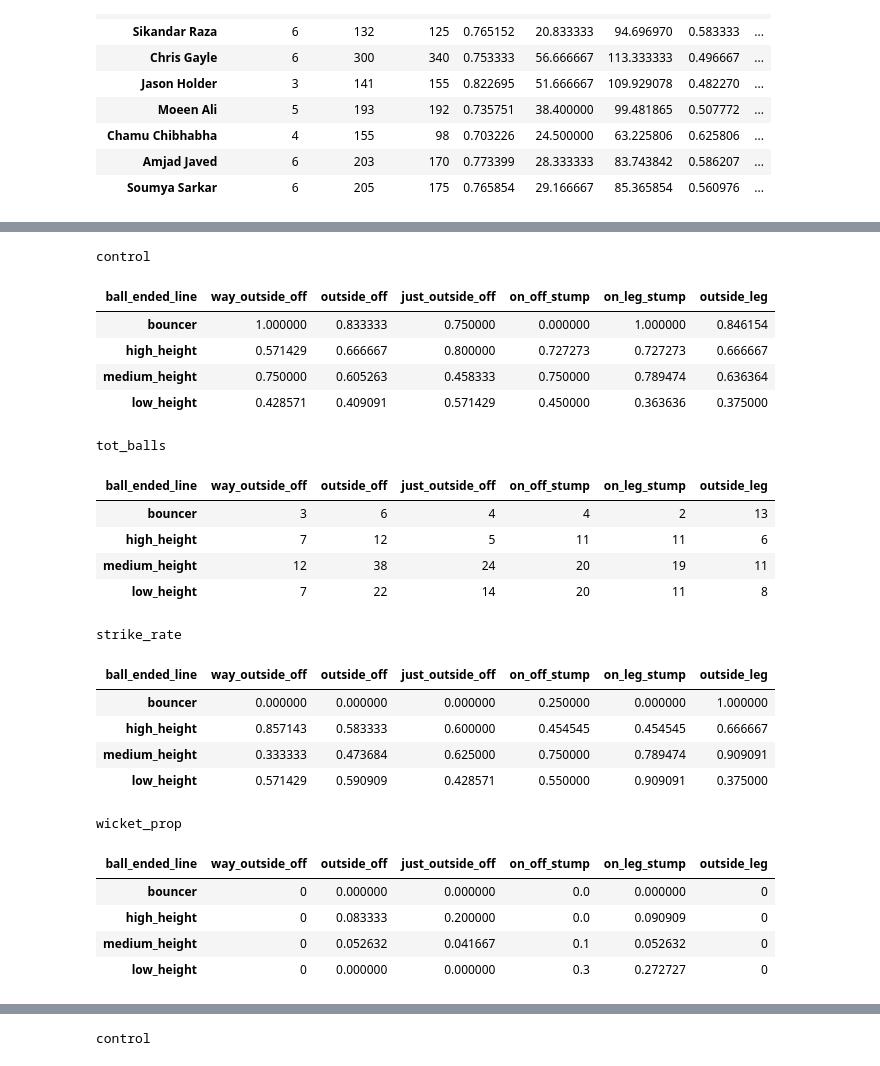
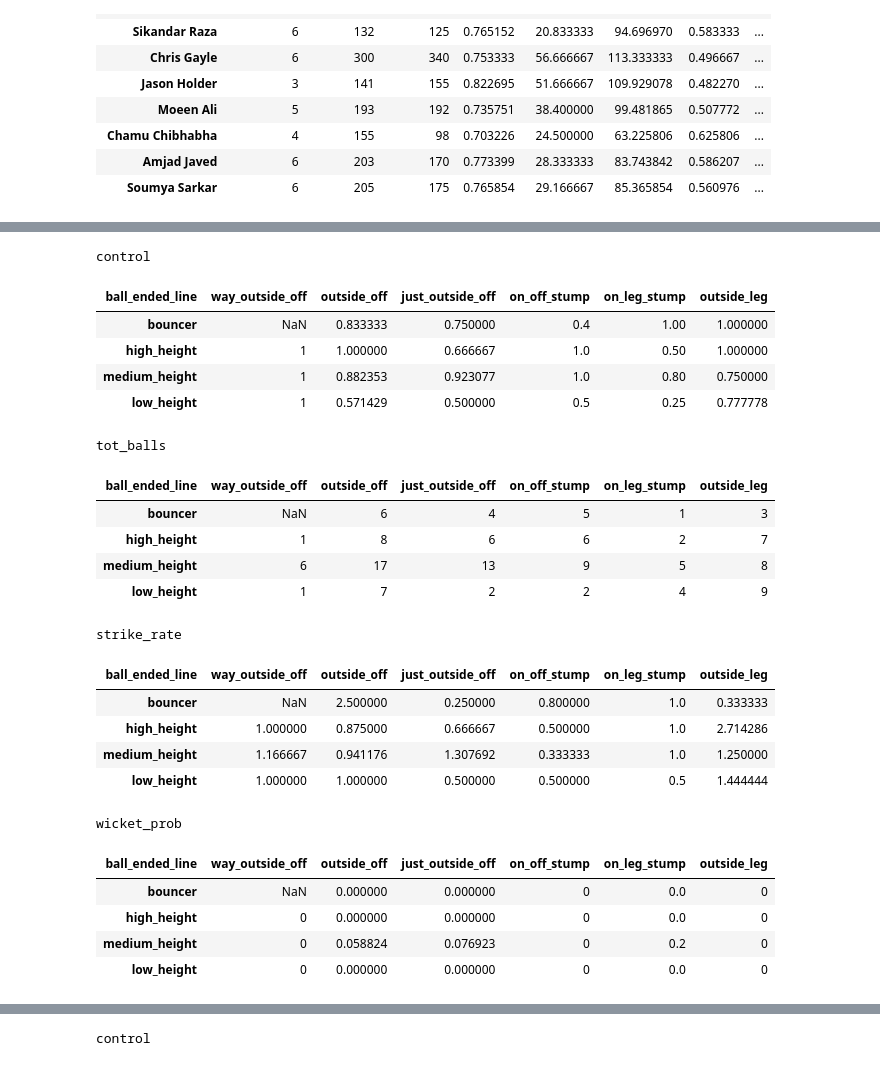
Before and after one commit to rishsriv/cricket-wc2015, a Jupyter notebook: wc_analysis.ipynb, the cells around one changed output, grey strips where cells are left out. Drawn from its saved outputs; the diff is of its cells as text; code cells hidden in the pictures.

```diff
--- a/wc_analysis.ipynb
+++ b/wc_analysis.ipynb
@@ -112,13 +112,15 @@ def left_hander_standardization(row):
 # %%
 df['ended_x'], df['landing_x'] = zip(*df.apply(left_hander_standardization, axis=1))
 # %%
-df['dummy_ball'] = 1
+df['dummy_ball'] = ~((df.extras_type == 'Wd') | (df.extras_type == 'Nb'))
 df['dot_ball'] = df['runs_w_extras'] == 0
 df['single'] = df['runs_batter'] == 1
 df['double'] = df['runs_batter'] == 2
 df['triple'] = df['runs_batter'] == 3
 df['four'] = (df['runs_batter'] == 4) | (df['runs_batter'] == 5)
 df['six'] = df['runs_batter'] == 6
+# %%
+df['dummy_ball'] = df['dummy_ball'].astype(int)
 # %%
 def get_height(i):
     if i <=0.5: return 'low_height'
@@ -557,16 +689,16 @@ batsmen_agg.ix[['David Warner', 'Aaron Finch', 'Steven Smith', 'Michael Clarke',
 # %%
 def get_batsman(batter, pace = True):
     if pace:
-        a = pd.pivot_table(data = df[(df.batsman_name==batter) & (df.ball_speed > 70)], values='control', index='ball_height', columns='ball_ended_line', aggfunc=np.mean)[['way_outside_off', 'outside_off', 'just_outside_off', 'on_off_stump', 'on_leg_stump', 'outside_leg']].ix[['bouncer', 'high_height', 'medium_height', 'low_height']]
-        b = pd.pivot_table(data = df[(df.batsman_name==batter) & (df.ball_speed > 70)], values='dummy_ball', index='ball_height', columns='ball_ended_line', aggfunc=np.sum)[['way_outside_off', 'outside_off', 'just_outside_off', 'on_off_stump', 'on_leg_stump', 'outside_leg']].ix[['bouncer', 'high_height', 'medium_height', 'low_height']]
-        c = pd.pivot_table(data = df[(df.batsman_name==batter) & (df.ball_speed > 70)], values='runs_batter', index='ball_height', columns='ball_ended_line', aggfunc=np.mean)[['way_outside_off', 'outside_off', 'just_outside_off', 'on_off_stump', 'on_leg_stump', 'outside_leg']].ix[['bouncer', 'high_height', 'medium_height', 'low_height']]
-        d = pd.pivot_table(data = df[(df.batsman_name==batter) & (df.ball_speed > 70)], values='bowler_wicket', index='ball_height', columns='ball_ended_line', aggfunc=np.mean)[['way_outside_off', 'outside_off', 'just_outside_off', 'on_off_stump', 'on_leg_stump', 'outside_leg']].ix[['bouncer', 'high_height', 'medium_height', 'low_height']]
+        a = pd.pivot_table(data = df[(df.batsman_name==batter) & (df.ball_speed > 70) & (df.dummy_ball == 1)], values='control', index='ball_height', columns='ball_ended_line', aggfunc=np.mean)[['way_outside_off', 'outside_off', 'just_outside_off', 'on_off_stump', 'on_leg_stump', 'outside_leg']].ix[['bouncer', 'high_height', 'medium_height', 'low_height']]
+        b = pd.pivot_table(data = df[(df.batsman_name==batter) & (df.ball_speed > 70) & (df.dummy_ball == 1)], values='dummy_ball', index='ball_height', columns='ball_ended_line', aggfunc=np.sum)[['way_outside_off', 'outside_off', 'just_outside_off', 'on_off_stump', 'on_leg_stump', 'outside_leg']].ix[['bouncer', 'high_height', 'medium_height', 'low_height']]
+        c = pd.pivot_table(data = df[(df.batsman_name==batter) & (df.ball_speed > 70) & (df.dummy_ball == 1)], values='runs_batter', index='ball_height', columns='ball_ended_line', aggfunc=np.mean)[['way_outside_off', 'outside_off', 'just_outside_off', 'on_off_stump', 'on_leg_stump', 'outside_leg']].ix[['bouncer', 'high_height', 'medium_height', 'low_height']]
+        d = pd.pivot_table(data = df[(df.batsman_name==batter) & (df.ball_speed > 70) & (df.dummy_ball == 1)], values='bowler_wicket', index='ball_height', columns='ball_ended_line', aggfunc=np.mean)[['way_outside_off', 'outside_off', 'just_outside_off', 'on_off_stump', 'on_leg_stump', 'outside_leg']].ix[['bouncer', 'high_height', 'medium_height', 'low_height']]
         return a, b, c, d
     else:
-        a = pd.pivot_table(data = df[(df.batsman_name==batter) & (df.ball_speed <= 70)], values='control', index='ball_height', columns='ball_ended_line', aggfunc=np.mean)[['way_outside_off', 'outside_off', 'just_outside_off', 'on_off_stump', 'on_leg_stump', 'outside_leg']].ix[['bouncer', 'high_height', 'medium_height', 'low_height']]
-        b = pd.pivot_table(data = df[(df.batsman_name==batter) & (df.ball_speed <= 70)], values='dummy_ball', index='ball_height', columns='ball_ended_line', aggfunc=np.sum)[['way_outside_off', 'outside_off', 'just_outside_off', 'on_off_stump', 'on_leg_stump', 'outside_leg']].ix[['bouncer', 'high_height', 'medium_height', 'low_height']]
-        c = pd.pivot_table(data = df[(df.batsman_name==batter) & (df.ball_speed <= 70)], values='runs_batter', index='ball_height', columns='ball_ended_line', aggfunc=np.mean)[['way_outside_off', 'outside_off', 'just_outside_off', 'on_off_stump', 'on_leg_stump', 'outside_leg']].ix[['bouncer', 'high_height', 'medium_height', 'low_height']]
-        d = pd.pivot_table(data = df[(df.batsman_name==batter) & (df.ball_speed <= 70)], values='bowler_wicket', index='ball_height', columns='ball_ended_line', aggfunc=np.mean)[['way_outside_off', 'outside_off', 'just_outside_off', 'on_off_stump', 'on_leg_stump', 'outside_leg']].ix[['bouncer', 'high_height', 'medium_height', 'low_height']]
+        a = pd.pivot_table(data = df[(df.batsman_name==batter) & (df.ball_speed <= 70) & (df.dummy_ball == 1)], values='control', index='ball_height', columns='ball_ended_line', aggfunc=np.mean)[['way_outside_off', 'outside_off', 'just_outside_off', 'on_off_stump', 'on_leg_stump', 'outside_leg']].ix[['bouncer', 'high_height', 'medium_height', 'low_height']]
+        b = pd.pivot_table(data = df[(df.batsman_name==batter) & (df.ball_speed <= 70) & (df.dummy_ball == 1)], values='dummy_ball', index='ball_height', columns='ball_ended_line', aggfunc=np.sum)[['way_outside_off', 'outside_off', 'just_outside_off', 'on_off_stump', 'on_leg_stump', 'outside_leg']].ix[['bouncer', 'high_height', 'medium_height', 'low_height']]
+        c = pd.pivot_table(data = df[(df.batsman_name==batter) & (df.ball_speed <= 70) & (df.dummy_ball == 1)], values='runs_batter', index='ball_height', columns='ball_ended_line', aggfunc=np.mean)[['way_outside_off', 'outside_off', 'just_outside_off', 'on_off_stump', 'on_leg_stump', 'outside_leg']].ix[['bouncer', 'high_height', 'medium_height', 'low_height']]
+        d = pd.pivot_table(data = df[(df.batsman_name==batter) & (df.ball_speed <= 70) & (df.dummy_ball == 1)], values='bowler_wicket', index='ball_height', columns='ball_ended_line', aggfunc=np.mean)[['way_outside_off', 'outside_off', 'just_outside_off', 'on_off_stump', 'on_leg_stump', 'outside_leg']].ix[['bouncer', 'high_height', 'medium_height', 'low_height']]
         return a, b, c, d
 # %%
 def get_bowler(bowler):
@@ -764,39 +864,39 @@ wicket_prob
 # %%
-a, b, c, d = get_bowler('Mitchell Starc')
+a, b, c, d = get_batsman('Shane Watson')
 print 'control'
 display(HTML(a.to_html()))
 
 print 'tot_balls'
 display(HTML(b.to_html()))
 
 print 'strike_rate'
 display(HTML(c.to_html()))
 
-print 'wicket_prop'
+print 'wicket_prob'
 display(HTML(d.to_html()))
 # %% [output]
 control
 | ball_ended_line | way_outside_off | outside_off | just_outside_off | on_off_stump | on_leg_stump | outside_leg |
-| bouncer | 1.000000 | 0.833333 | 0.750000 | 0.000000 | 1.000000 | 0.846154 |
-| high_height | 0.571429 | 0.666667 | 0.800000 | 0.727273 | 0.727273 | 0.666667 |
-| medium_height | 0.750000 | 0.605263 | 0.458333 | 0.750000 | 0.789474 | 0.636364 |
-| low_height | 0.428571 | 0.409091 | 0.571429 | 0.450000 | 0.363636 | 0.375000 |
+| bouncer | NaN | 0.833333 | 0.750000 | 0.4 | 1.00 | 1.000000 |
+| high_height | 1 | 1.000000 | 0.666667 | 1.0 | 0.50 | 1.000000 |
+| medium_height | 1 | 0.882353 | 0.923077 | 1.0 | 0.80 | 0.750000 |
+| low_height | 1 | 0.571429 | 0.500000 | 0.5 | 0.25 | 0.777778 |
 tot_balls
 | ball_ended_line | way_outside_off | outside_off | just_outside_off | on_off_stump | on_leg_stump | outside_leg |
-| bouncer | 3 | 6 | 4 | 4 | 2 | 13 |
-| high_height | 7 | 12 | 5 | 11 | 11 | 6 |
-| medium_height | 12 | 38 | 24 | 20 | 19 | 11 |
-| low_height | 7 | 22 | 14 | 20 | 11 | 8 |
+| bouncer | NaN | 6 | 4 | 5 | 1 | 3 |
+| high_height | 1 | 8 | 6 | 6 | 2 | 7 |
+| medium_height | 6 | 17 | 13 | 9 | 5 | 8 |
+| low_height | 1 | 7 | 2 | 2 | 4 | 9 |
 strike_rate
 | ball_ended_line | way_outside_off | outside_off | just_outside_off | on_off_stump | on_leg_stump | outside_leg |
-| bouncer | 0.000000 | 0.000000 | 0.000000 | 0.250000 | 0.000000 | 1.000000 |
-| high_height | 0.857143 | 0.583333 | 0.600000 | 0.454545 | 0.454545 | 0.666667 |
-| medium_height | 0.333333 | 0.473684 | 0.625000 | 0.750000 | 0.789474 | 0.909091 |
-| low_height | 0.571429 | 0.590909 | 0.428571 | 0.550000 | 0.909091 | 0.375000 |
+| bouncer | NaN | 2.500000 | 0.250000 | 0.800000 | 1.0 | 0.333333 |
+| high_height | 1.000000 | 0.875000 | 0.666667 | 0.500000 | 1.0 | 2.714286 |
+| medium_height | 1.166667 | 0.941176 | 1.307692 | 0.333333 | 1.0 | 1.250000 |
+| low_height | 1.000000 | 1.000000 | 0.500000 | 0.500000 | 0.5 | 1.444444 |
-wicket_prop
+wicket_prob
 | ball_ended_line | way_outside_off | outside_off | just_outside_off | on_off_stump | on_leg_stump | outside_leg |
-| bouncer | 0 | 0.000000 | 0.000000 | 0.0 | 0.000000 | 0 |
-| high_height | 0 | 0.083333 | 0.200000 | 0.0 | 0.090909 | 0 |
-| medium_height | 0 | 0.052632 | 0.041667 | 0.1 | 0.052632 | 0 |
-| low_height | 0 | 0.000000 | 0.000000 | 0.3 | 0.272727 | 0 |
+| bouncer | NaN | 0.000000 | 0.000000 | 0 | 0.0 | 0 |
+| high_height | 0 | 0.000000 | 0.000000 | 0 | 0.0 | 0 |
+| medium_height | 0 | 0.058824 | 0.076923 | 0 | 0.2 | 0 |
+| low_height | 0 | 0.000000 | 0.000000 | 0 | 0.0 | 0 |
 # %%
```
Also changed, not shown: parts of 79 cells of this notebook, 6 other files.
